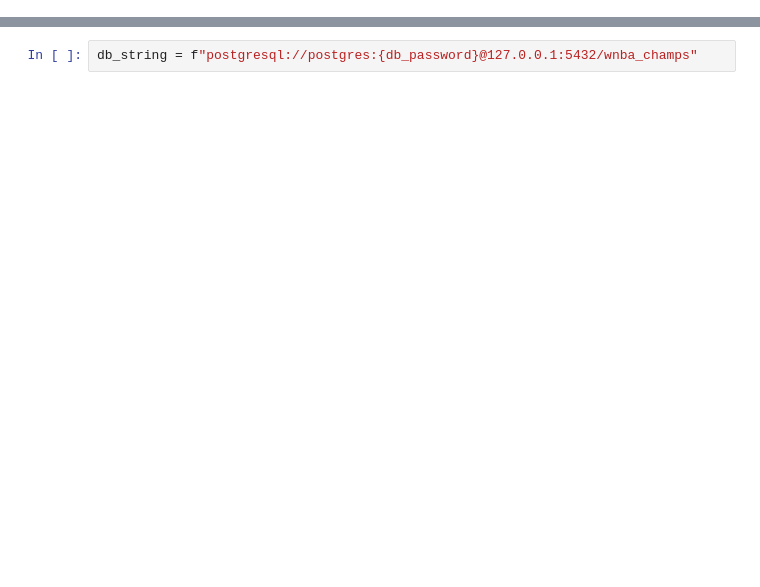
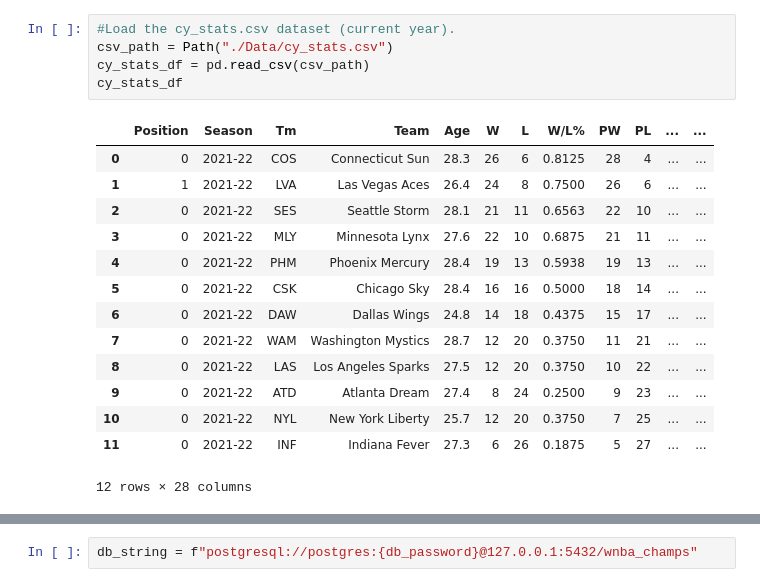
Before and after one commit to l-aldarondo/Sports-Predictions, a Jupyter notebook: database_inital_load.ipynb, the cells around one changed output, grey strips where cells are left out. Drawn from its saved outputs; the diff is of its cells as text; blank space fills up the shorter version.

```diff
--- a/database_inital_load.ipynb
+++ b/database_inital_load.ipynb
@@ -43,0 +48,20 @@ stats_df.head()
+# %%
+#Load the cy_stats.csv dataset (current year).
+csv_path = Path("./Data/cy_stats.csv")
+cy_stats_df = pd.read_csv(csv_path)
+cy_stats_df
+# %% [output]
+|  | Position | Season | Tm | Team | Age | W | L | W/L% | PW | PL | ... | ... |
+| 0 | 0 | 2021-22 | COS | Connecticut Sun | 28.3 | 26 | 6 | 0.8125 | 28 | 4 | ... | ... |
+| 1 | 1 | 2021-22 | LVA | Las Vegas Aces | 26.4 | 24 | 8 | 0.7500 | 26 | 6 | ... | ... |
+| 2 | 0 | 2021-22 | SES | Seattle Storm | 28.1 | 21 | 11 | 0.6563 | 22 | 10 | ... | ... |
+| 3 | 0 | 2021-22 | MLY | Minnesota Lynx | 27.6 | 22 | 10 | 0.6875 | 21 | 11 | ... | ... |
+| 4 | 0 | 2021-22 | PHM | Phoenix Mercury | 28.4 | 19 | 13 | 0.5938 | 19 | 13 | ... | ... |
+| 5 | 0 | 2021-22 | CSK | Chicago Sky | 28.4 | 16 | 16 | 0.5000 | 18 | 14 | ... | ... |
+| 6 | 0 | 2021-22 | DAW | Dallas Wings | 24.8 | 14 | 18 | 0.4375 | 15 | 17 | ... | ... |
+| 7 | 0 | 2021-22 | WAM | Washington Mystics | 28.7 | 12 | 20 | 0.3750 | 11 | 21 | ... | ... |
+| 8 | 0 | 2021-22 | LAS | Los Angeles Sparks | 27.5 | 12 | 20 | 0.3750 | 10 | 22 | ... | ... |
+| 9 | 0 | 2021-22 | ATD | Atlanta Dream | 27.4 | 8 | 24 | 0.2500 | 9 | 23 | ... | ... |
+| 10 | 0 | 2021-22 | NYL | New York Liberty | 25.7 | 12 | 20 | 0.3750 | 7 | 25 | ... | ... |
+| 11 | 0 | 2021-22 | INF | Indiana Fever | 27.3 | 6 | 26 | 0.1875 | 5 | 27 | ... | ... |
+12 rows × 28 columns
```
Also changed, not shown: parts of 23 cells of this notebook, 2 other files.
